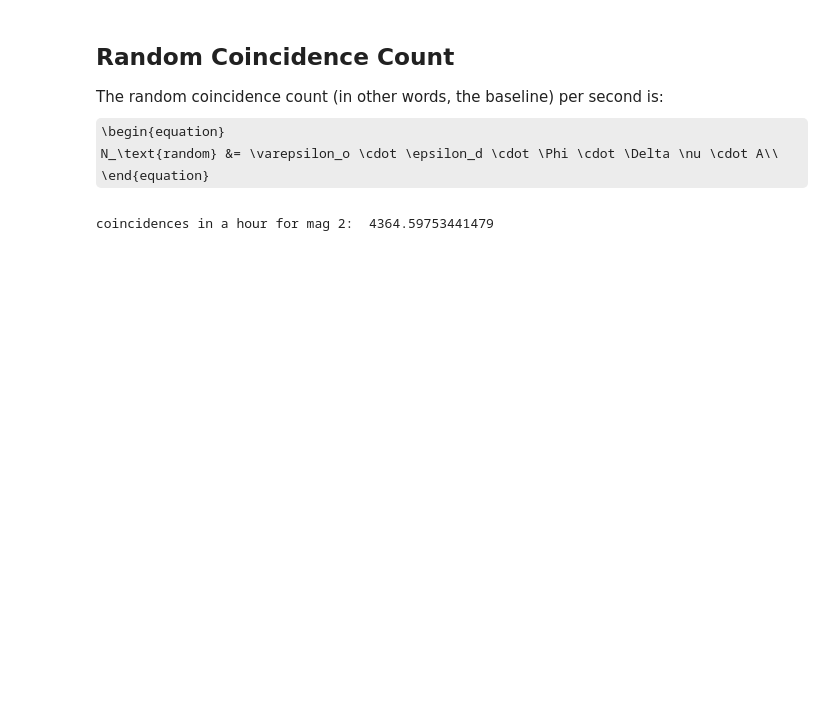
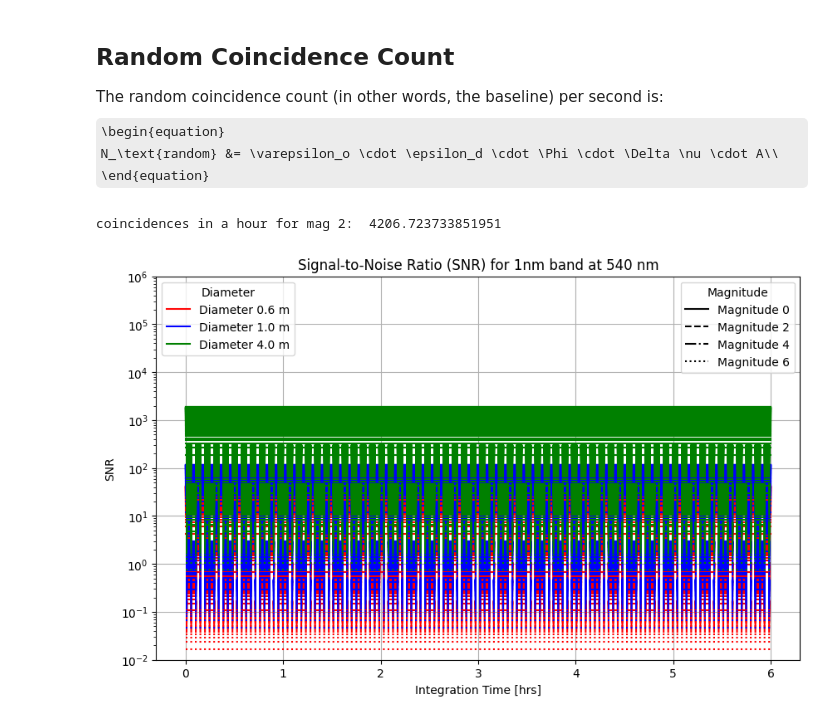
Before and after one commit to LucijanaS/brightstar, a Jupyter notebook: SNR_coincidences.ipynb, the cells around one changed output. Cells and saved outputs as stored; diff of their text form; code cells hidden in the pictures; some formulas as TeX source; blank space fills up the shorter version.

```diff
--- a/SNR_coincidences.ipynb
+++ b/SNR_coincidences.ipynb
@@ -20,20 +70,6 @@ from scipy.constants import c
 # %%
-V_12 = 1
-alpha = 0.125
-diameter = 1 # m
-effective_diameter = 0.95 # how much of the telescope area actually is used to collect photons
-area = np.pi*(diameter*effective_diameter/2)**2 #m^2
-area = 0.2
-print(area)
-delta_t = 3e-11 # s
-wavelength = 540e-9 # m, bandwidth of V-mag
+def SNR_simple(T, magnitude, diameter):
+    return V_12**2*alpha*area_sub(diameter, effective_diameter)*Phi(magnitude, wavelength)*np.sqrt(T/delta_t)
 
-def SNR_simple(T, magnitude):
-    return V_12**2*alpha*area*Phi(magnitude, wavelength)*np.sqrt(T/delta_t)
-
-mag = 2
-
-#calculate SNR
-print(Phi(mag, wavelength))
-print('SNR: ', SNR_simple(3600, mag))
+print('SNR: ', SNR_simple(3600, mag, diameter))
 # %% [output]
@@ -156,24 +137,50 @@ The random coincidence count (in other words, the baseline) per second is:
     N_\text{random} &= \varepsilon_o \cdot \epsilon_d \cdot \Phi \cdot \Delta \nu \cdot A\\
 \end{equation}
 # %%
-efficiency_d = 0.25
-efficiency_o = 0.5
-diameter = 1 # m
-effective_diameter = 0.95 # how much of the telescope area actually is used to collect photons
-area = np.pi*(diameter*effective_diameter/2)**2 #m^2
-area = 0.2
-delta_t = 30e-12 # s
-wavelength = 540e-9 # m, bandwidth of V-mag
-delta_lambda = 1e-9 # nm
-
-def coincidences(T, magnitude):
+def coincidences(T, magnitude, diameter):
     efficiency = efficiency_d*efficiency_o
     phi = Phi(magnitude, wavelength)
     delta_nu = c*delta_lambda/(wavelength**2)
-    return ((area*efficiency*phi*delta_nu)**2)*delta_t*T
+    return ((area_sub(diameter, effective_diameter)*efficiency*phi*delta_nu)**2)*delta_t*T
 
 
-mag = 2
-print('coincidences in a hour for mag 2: ', coincidences(3600, mag))
+print('coincidences in a hour for mag 2: ', coincidences(3600, mag, diameter))
 # %% [output]
-coincidences in a hour for mag 2:  4364.59753441479
+coincidences in a hour for mag 2:  4206.723733851951
+# %%
+T_0 = np.linspace(0, 6, 100)
+diameters = [0.6, 1.0, 4.0]
+magnitudes = [0, 2, 4, 6]
+
+
+# Plot SNR vs integration time T_0
+plt.figure(figsize=(10, 6))
+
+colors = ['r', 'b', 'g']  # Different colors for different diameters
+linestyles = ['-', '--', '-.', ':']  # Different linestyles for different magnitudes
+
+
+for i, diameter_here in enumerate(diameters):
+    for j, magnitude in enumerate(magnitudes):
+        snr_values = [SNR_simple(T_0 * 3600, magnitude, diameter_here) for t in T_0]
+        plt.plot(T_0, snr_values, color=colors[i], linestyle=linestyles[j],
+                 label=f'Diameter {diameter} m, Mag {magnitude}')
+
+plt.xlabel('Integration Time [hrs]')
+plt.ylabel('SNR')
+plt.title('Signal-to-Noise Ratio (SNR) for 1nm band at 540 nm')
+diameter_legends = [mlines.Line2D([], [], color=colors[i], linestyle='-', label=f'Diameter {d} m')
+                    for i, d in enumerate(diameters)]
+magnitude_legends = [mlines.Line2D([], [], color='black', linestyle=linestyles[i], label=f'Magnitude {m}')
+                     for i, m in enumerate(magnitudes)]
+
+legend1 = plt.legend(handles=diameter_legends, loc='upper left', title="Diameter")
+plt.gca().add_artist(legend1)  # Add the first legend manually
+plt.legend(handles=magnitude_legends, loc='upper right', title="Magnitude")
+plt.yscale("log")
+plt.ylim(1e-2, 1e6)
+
+plt.grid(True)
+plt.show()
+# %% [output]
+[figure, added]
```
Also changed, not shown: parts of 6 cells of this notebook.
